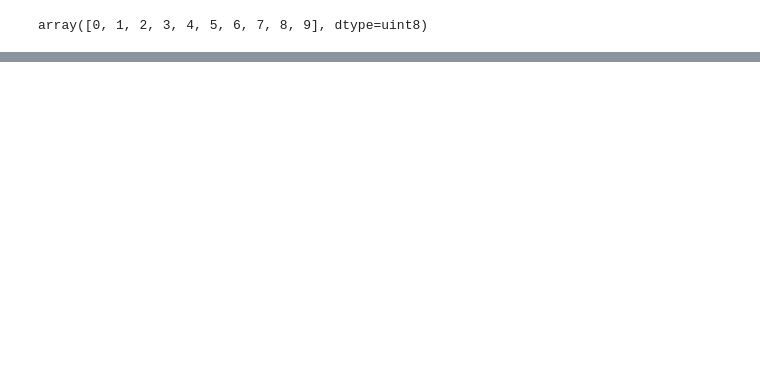
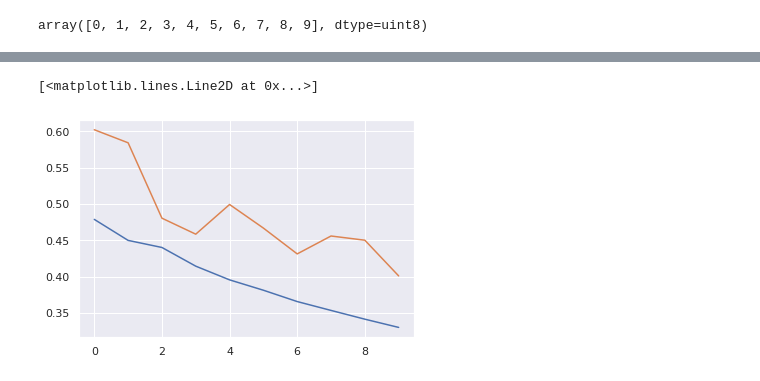
Before and after one commit to josoriov/tensorflow-learning, a Jupyter notebook: theory/CNN_Models.ipynb, the cells around one changed output, grey strips where cells are left out. Cells and saved outputs as stored; diff of their text form; code cells hidden in the pictures; blank space fills up the shorter version.

```diff
--- a/theory/CNN_Models.ipynb
+++ b/theory/CNN_Models.ipynb
@@ -140,0 +406,6 @@ Epoch 10/10
+# %%
+plt.plot(cifar10_gen_fit.history['loss'])
+plt.plot(cifar10_gen_fit.history['val_loss'])
+# %% [output]
+[<matplotlib.lines.Line2D at 0x...>]
+[figure, added]
```
Also changed, not shown: parts of 29 cells of this notebook.
